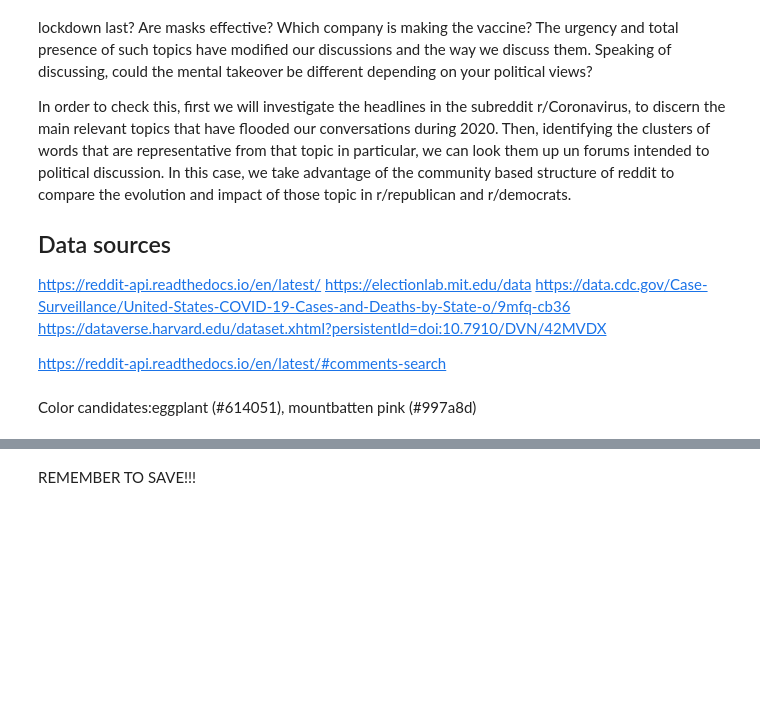
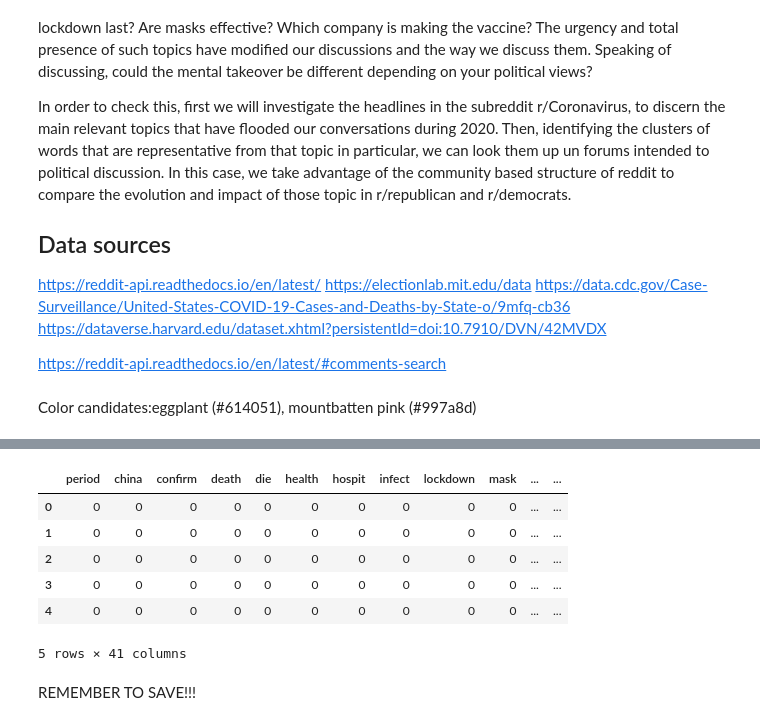
Before and after one commit to jpalm3r/COVIDvsPOLITICS, a Jupyter notebook: Story.ipynb, the cells around one changed output, grey strips where cells are left out. Drawn from its saved outputs; the diff is of its cells as text; code cells hidden in the pictures; blank space fills up the shorter version.

```diff
--- a/Story.ipynb
+++ b/Story.ipynb
@@ -188,3 +177,33 @@ dates = datest0
+# %%
+datest = datest.reset_index()
+
+for w in controversy_topics:
+    name_sm = '_'.join([w,'ks'])
+    x = datest.index.to_numpy()
+    y = datest[w].to_numpy()
+    datest[name_sm] = localreg(x, y, x0 = x, kernel=rbf.epanechnikov, width=14, frac=None)
+
+###
+datest0 = datest
+###
+
+ndays0 = 23
+IniYear = {}
+for col in datest.columns:
+    IniYear[col] = [0 for _ in range(ndays0)]
+
+dfiniyear = pd.DataFrame.from_dict(IniYear,orient='index').transpose()
+datest = pd.concat([dfiniyear, datest])
+
+datest.head()
+# %% [output]
+|  | period | china | confirm | death | die | health | hospit | infect | lockdown | mask | ... | ... |
+| 0 | 0 | 0 | 0 | 0 | 0 | 0 | 0 | 0 | 0 | 0 | ... | ... |
+| 1 | 0 | 0 | 0 | 0 | 0 | 0 | 0 | 0 | 0 | 0 | ... | ... |
+| 2 | 0 | 0 | 0 | 0 | 0 | 0 | 0 | 0 | 0 | 0 | ... | ... |
+| 3 | 0 | 0 | 0 | 0 | 0 | 0 | 0 | 0 | 0 | 0 | ... | ... |
+| 4 | 0 | 0 | 0 | 0 | 0 | 0 | 0 | 0 | 0 | 0 | ... | ... |
+5 rows × 41 columns
 # %% [markdown]
 REMEMBER TO SAVE!!!
 # %% [markdown]
```
Also changed, not shown: parts of 33 cells of this notebook, 23 other files.
